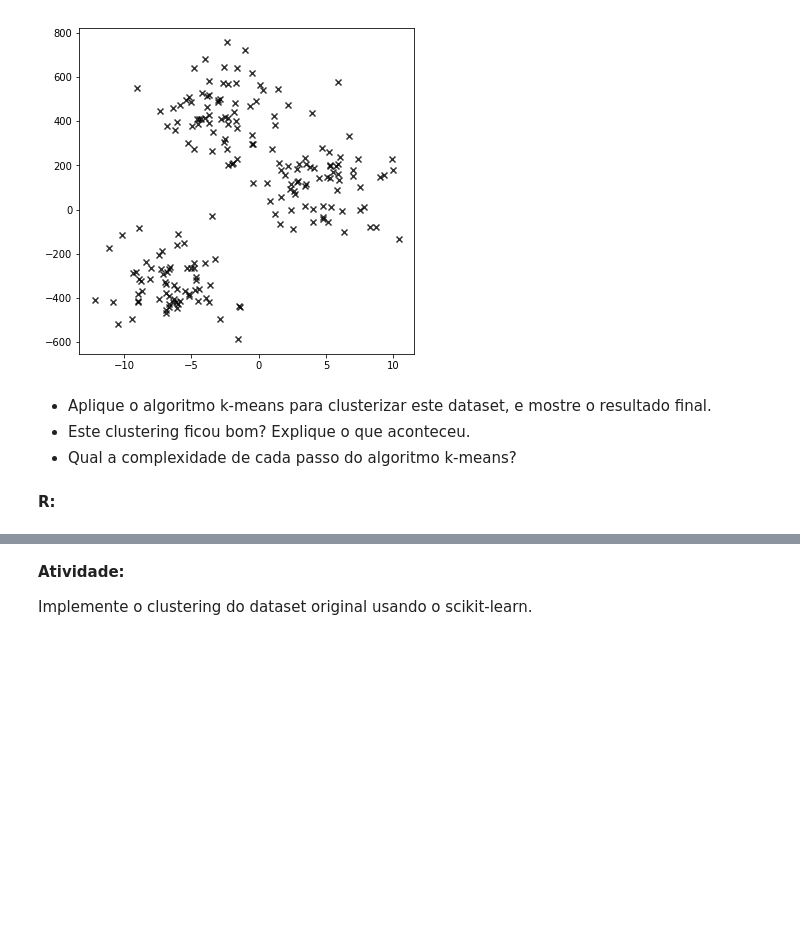
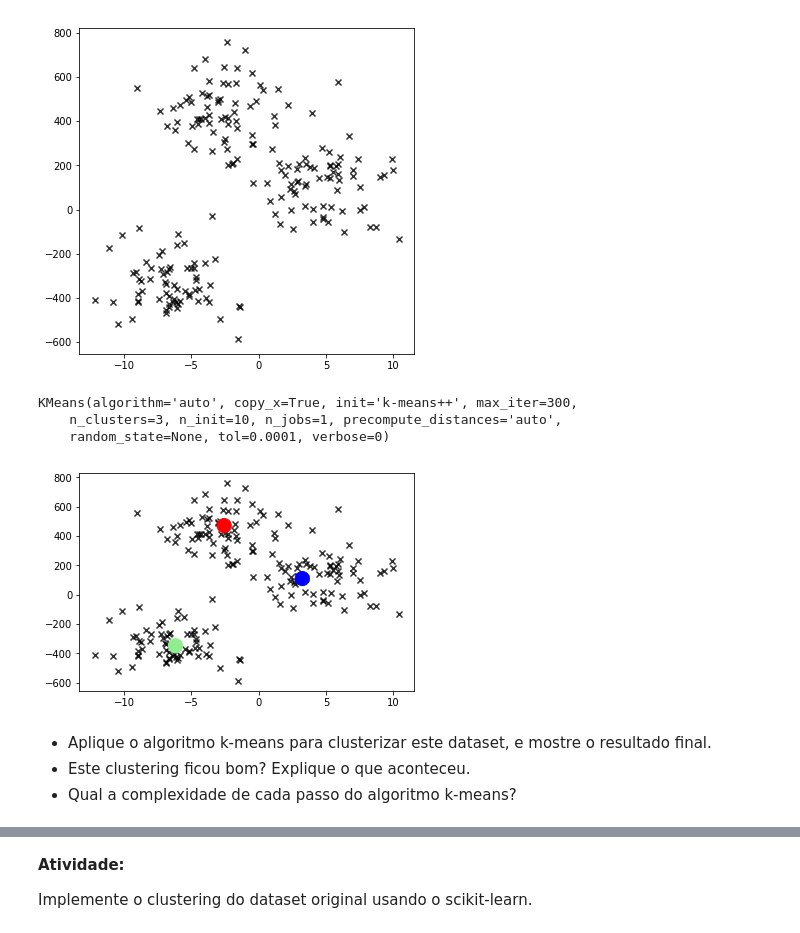
Before and after one commit to pedrocunial/machinelearning-insper, a Jupyter notebook: aula15/Aula15.ipynb, the cells around one changed output, grey strips where cells are left out. Drawn from its saved outputs; the diff is of its cells as text; code cells hidden in the pictures; blank space fills up the shorter version.

```diff
--- a/aula15/Aula15.ipynb
+++ b/aula15/Aula15.ipynb
@@ -197,9 +197,26 @@ plt.scatter(Xs[:,0], Xs[:,1], c='black', marker='x', alpha=0.8)
 plt.show()
 # %% [output]
 [figure]
+# %%
+# TODO
+from sklearn.cluster import KMeans
+
+new_kmeans = KMeans(n_clusters=3)
+
+new_kmeans.fit(Xs)
+# %% [output]
+KMeans(algorithm='auto', copy_x=True, init='k-means++', max_iter=300,
+    n_clusters=3, n_init=10, n_jobs=1, precompute_distances='auto',
+    random_state=None, tol=0.0001, verbose=0)
+# %%
+C = new_kmeans.cluster_centers_
+
+plt.scatter(Xs[:,0], Xs[:,1], c='black', marker='x', alpha=0.8)
+plt.scatter(C[:,0], C[:,1], c=colors, s=200)
+plt.show()
+# %% [output]
+[figure, added]
 # %% [markdown]
 - Aplique o algoritmo k-means para clusterizar este dataset, e mostre o resultado final.
 - Este clustering ficou bom? Explique o que aconteceu.
 - Qual a complexidade de cada passo do algoritmo k-means?
-# %% [markdown]
-**R:**
```
Also changed, not shown: parts of 8 cells of this notebook.
